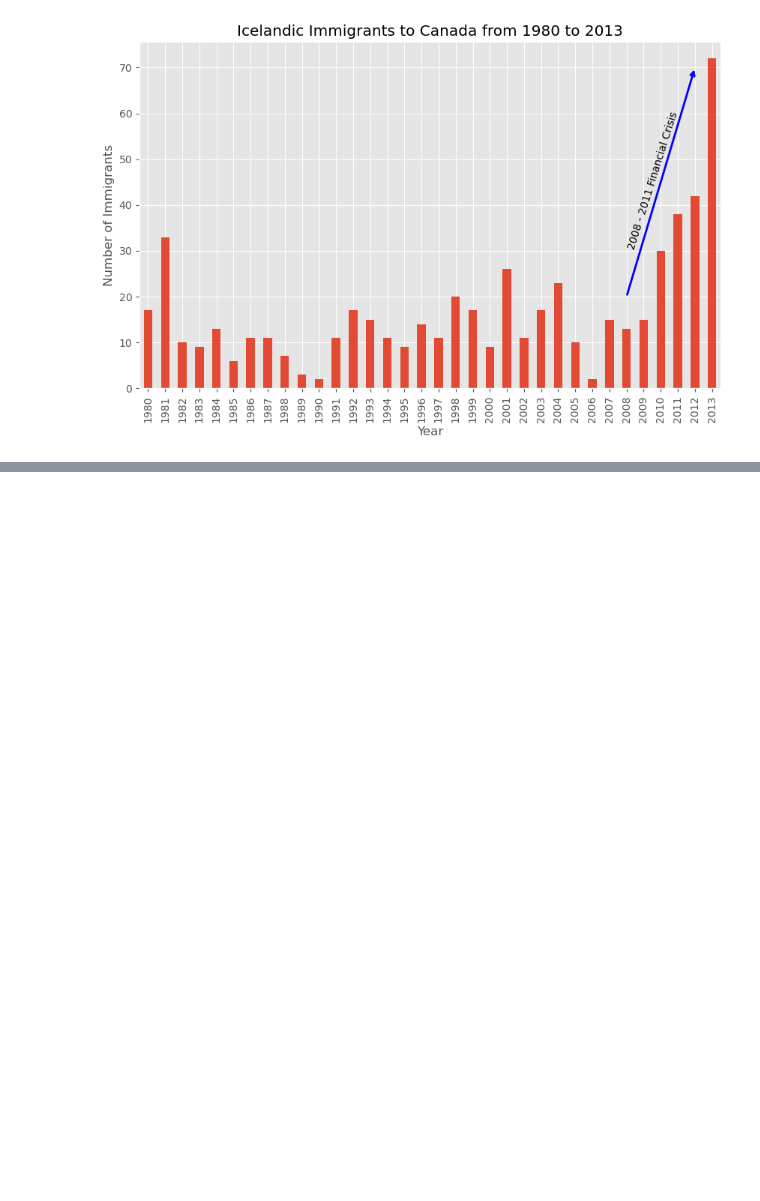
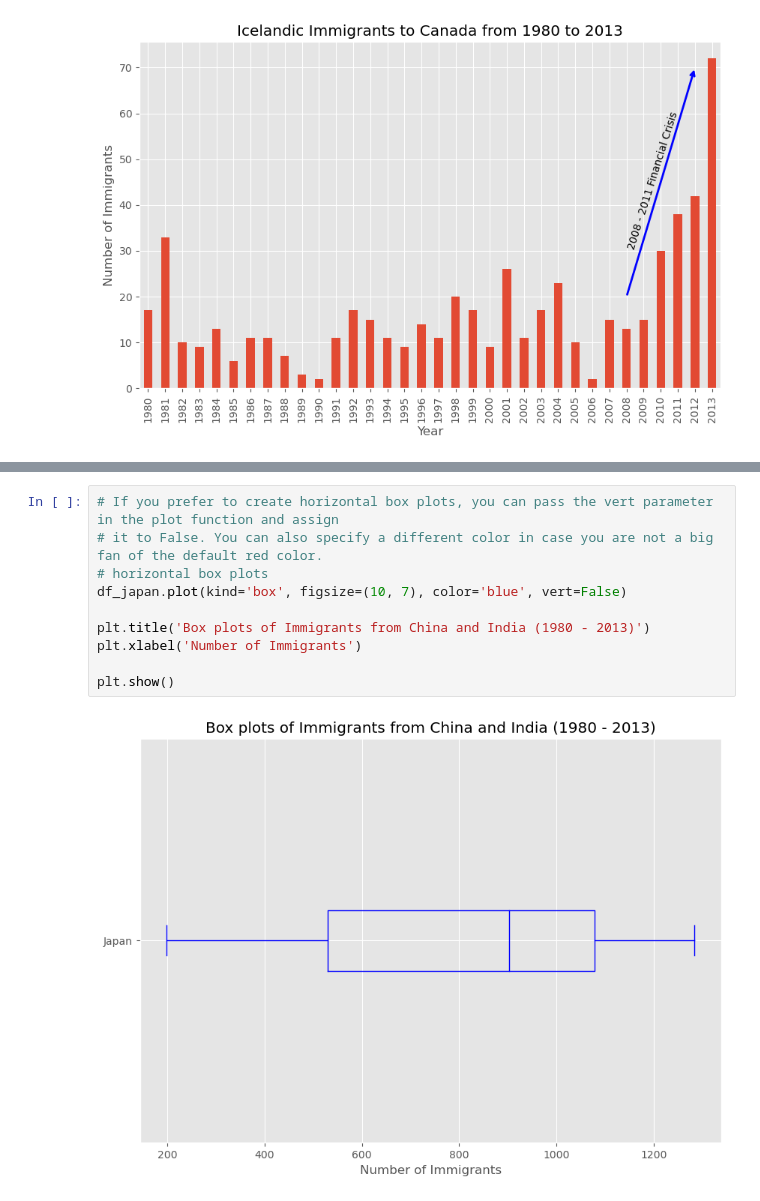
Before and after one commit to muwongelawrence-tech/Statistical_Machine_Learning-and-Data-science, a Jupyter notebook: statistical machine learning projects/canada_citizenship/Canada_citizenship.ipynb, the cells around one changed output, grey strips where cells are left out. Drawn from its saved outputs; the diff is of its cells as text; blank space fills up the shorter version.

```diff
--- a/statistical machine learning projects/canada_citizenship/Canada_citizenship.ipynb
+++ b/statistical machine learning projects/canada_citizenship/Canada_citizenship.ipynb
@@ -432,0 +536,12 @@ plt.show()
+# %%
+# If you prefer to create horizontal box plots, you can pass the vert parameter in the plot function and assign
+# it to False. You can also specify a different color in case you are not a big fan of the default red color.
+# horizontal box plots
+df_japan.plot(kind='box', figsize=(10, 7), color='blue', vert=False)
+
+plt.title('Box plots of Immigrants from China and India (1980 - 2013)')
+plt.xlabel('Number of Immigrants')
+
+plt.show()
+# %% [output]
+[figure, added]
```
Also changed, not shown: parts of 16 cells of this notebook.
